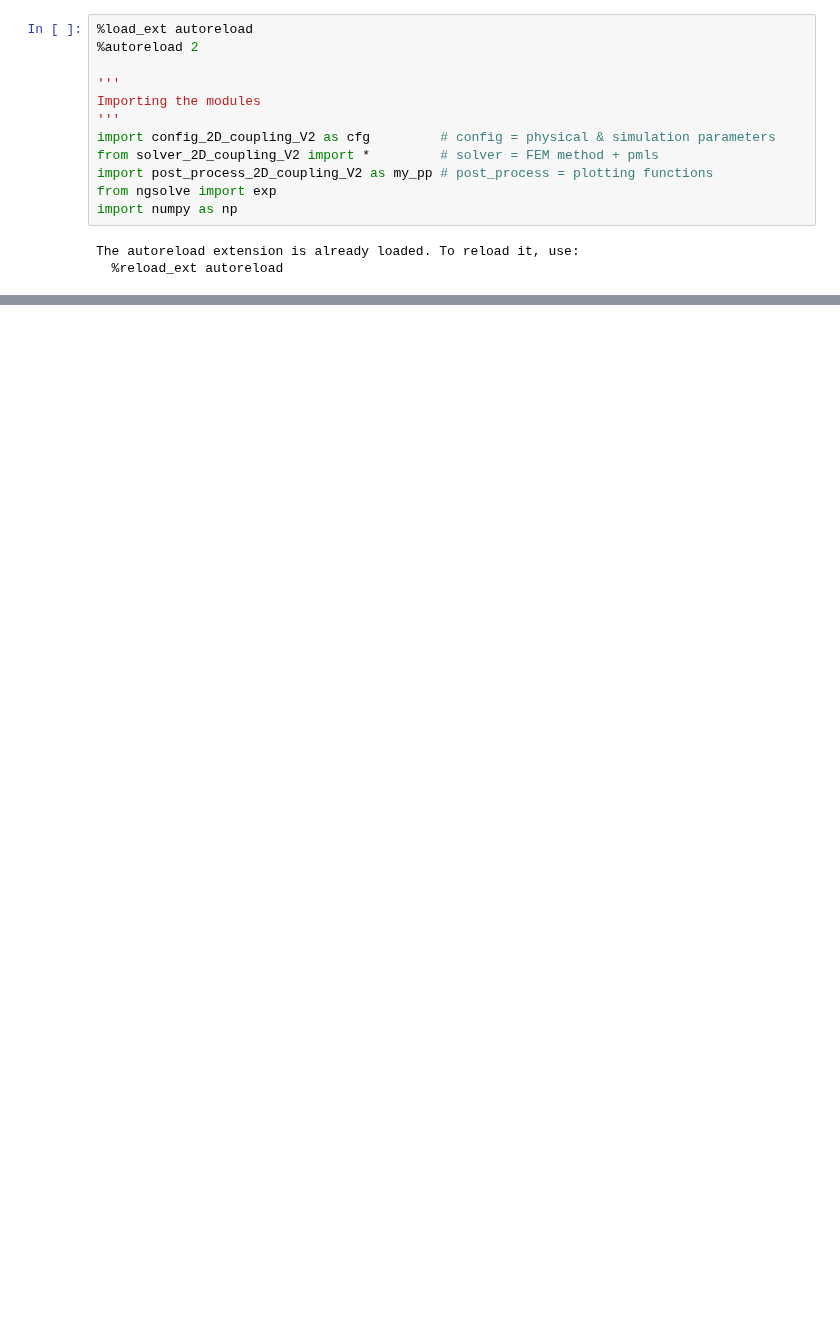
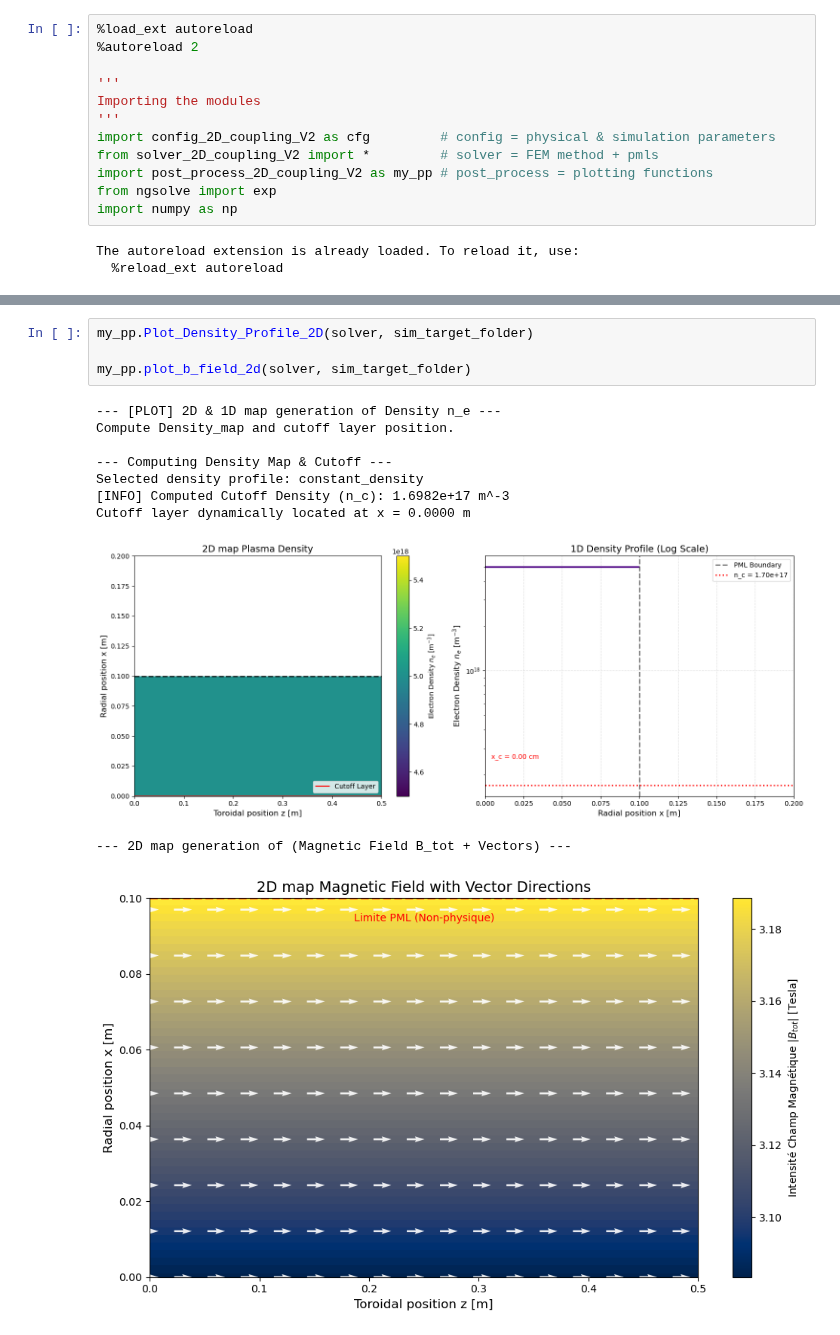
Before and after one commit to RemiBellon/LH_coupling_code_remi, a Jupyter notebook: LH_2D_Coupling/main_jupyter_2D_coupling_V2.ipynb, the cells around one changed output, grey strips where cells are left out. Saved outputs shown, nothing was run; the diff lists cells and outputs as text; blank space fills up the shorter version.

```diff
--- a/LH_2D_Coupling/main_jupyter_2D_coupling_V2.ipynb
+++ b/LH_2D_Coupling/main_jupyter_2D_coupling_V2.ipynb
@@ -128,0 +130,15 @@ map density piecewise_linear
+# %%
+my_pp.Plot_Density_Profile_2D(solver, sim_target_folder)
+
+my_pp.plot_b_field_2d(solver, sim_target_folder)
+# %% [output]
+--- [PLOT] 2D & 1D map generation of Density n_e ---
+Compute Density_map and cutoff layer position.
+
+--- Computing Density Map & Cutoff ---
+Selected density profile: constant_density
+[INFO] Computed Cutoff Density (n_c): 1.6982e+17 m^-3
+Cutoff layer dynamically located at x = 0.0000 m
+[figure, added]
+--- 2D map generation of (Magnetic Field B_tot + Vectors) ---
+[figure, added]
```
Also changed, not shown: parts of 4 cells of this notebook, 42 other files.
